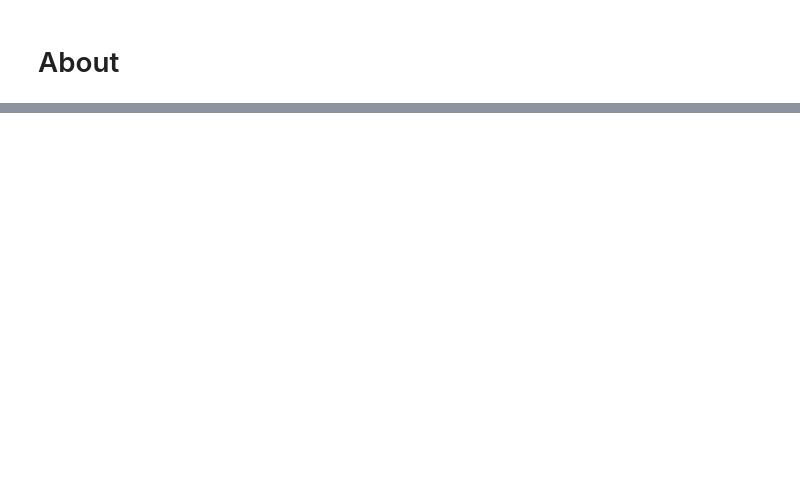
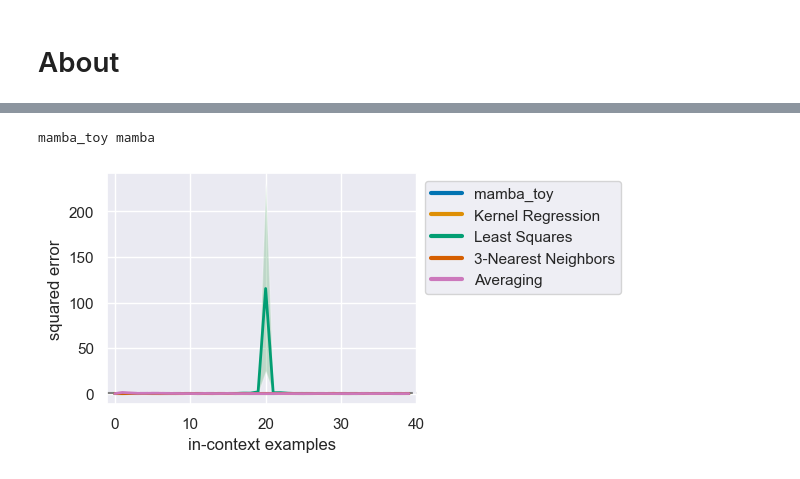
Before and after one commit to joyjwlee/cs182_final_proj, a Jupyter notebook: src/eval.ipynb, the cells around one changed output, grey strips where cells are left out. Drawn from its saved outputs; the diff is of its cells as text; code cells hidden in the pictures; blank space fills up the shorter version.

```diff
--- a/src/eval.ipynb
+++ b/src/eval.ipynb
@@ -43,0 +68,14 @@ df  # list all the runs in our run_dir
+# %%
+def valid_row(r):
+    return r.task == task and r.run_id == run_id
+
+metrics = collect_results(run_dir, df, valid_row=valid_row)
+_, conf = get_model_from_run(run_path, only_conf=True)
+n_dims = conf.model.n_dims
+
+models = relevant_model_names[task + "_" + run_id]
+basic_plot(metrics["standard"], models=models)
+plt.show()
+# %% [output]
+mamba_toy mamba
+[figure, added]
```
Also changed, not shown: parts of 12 cells of this notebook, 3 other files.
